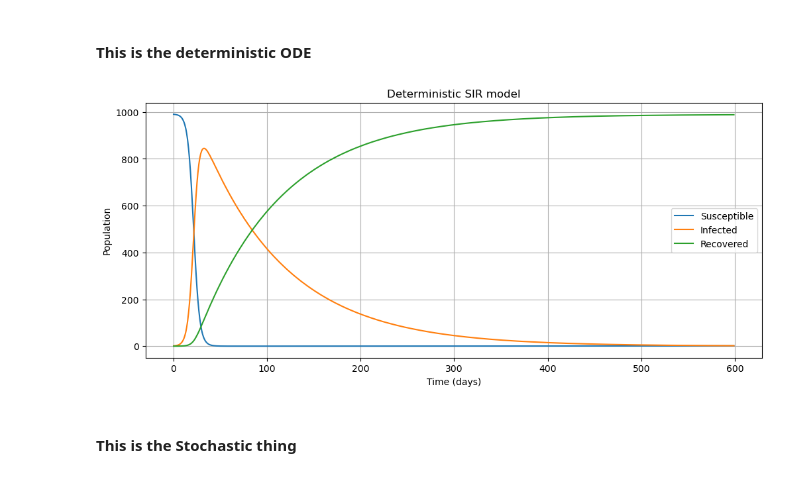
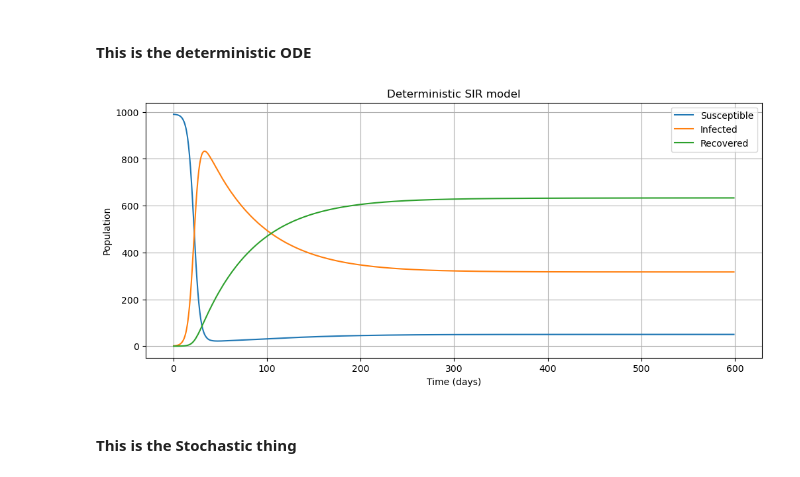
Before and after one commit to zoeazra/CLS-Ass-2, a Jupyter notebook: assignment 2.ipynb, the cells around one changed output. Cells and saved outputs as stored; diff of their text form; code cells hidden in the pictures.

```diff
--- a/assignment 2.ipynb
+++ b/assignment 2.ipynb
@@ -67,11 +128,6 @@ plt.show()
 # %% [markdown]
 #### This is the deterministic ODE
 # %%
-from scipy.integrate import odeint
-from scipy.optimize import curve_fit
-import numpy as np
-import matplotlib.pyplot as plt
-
 beta = 1
 gamma = 1/30
 mu = 1/60
@@ -90,38 +146,38 @@ def SIR(X, t, beta, gamma, mu):
     """
     X, Y, Z = X
 
-    dXdt = mu - beta * X * Y / N - mu * X / N
-    dYdt = beta * X * Y / N - gamma * Y - mu * Y / N
-    dZdt = gamma * Y - mu * Z / N
+    dXdt = mu * N - beta * X * Y / N - mu * X
+    dYdt = beta * X * Y / N - gamma * Y - mu * Y
+    dZdt = gamma * Y - mu * Z
 
     return np.array([dXdt, dYdt, dZdt])
 
 
 def deterSol(X0, Y0, Z0, N, beta, gamma, mu, start_t, end_t, points_t):
 
     time = np.linspace(start_t, end_t, points_t)
     solution = odeint(SIR, init_val, time, args=(beta, gamma, mu))
     Xd, Yd, Zd = solution.T
 
     return Xd, Yd, Zd, time
 
 
 Xd, Yd, Zd, time = deterSol(X0, Y0, Z0, N, beta, gamma, mu, start_t, end_t, points_t)
 
 plt.figure(figsize=(12,5))
 plt.plot(Xd, label="Susceptible")
 plt.plot(Yd, label="Infected")
 plt.plot(Zd, label = "Recovered")
 plt.xlabel("Time (days)")
 plt.ylabel("Population")
 plt.title("Deterministic SIR model")
 plt.legend()
 plt.grid()
 
 # plt.savefig('FittingSIR.png', dpi=300)
 plt.show()
 # %% [output]
-[figure, old version]
+[figure, new version]
 # %% [markdown]
 #### This is the Stochastic thing
 # %%
```
Also changed, not shown: parts of 3 cells of this notebook.
